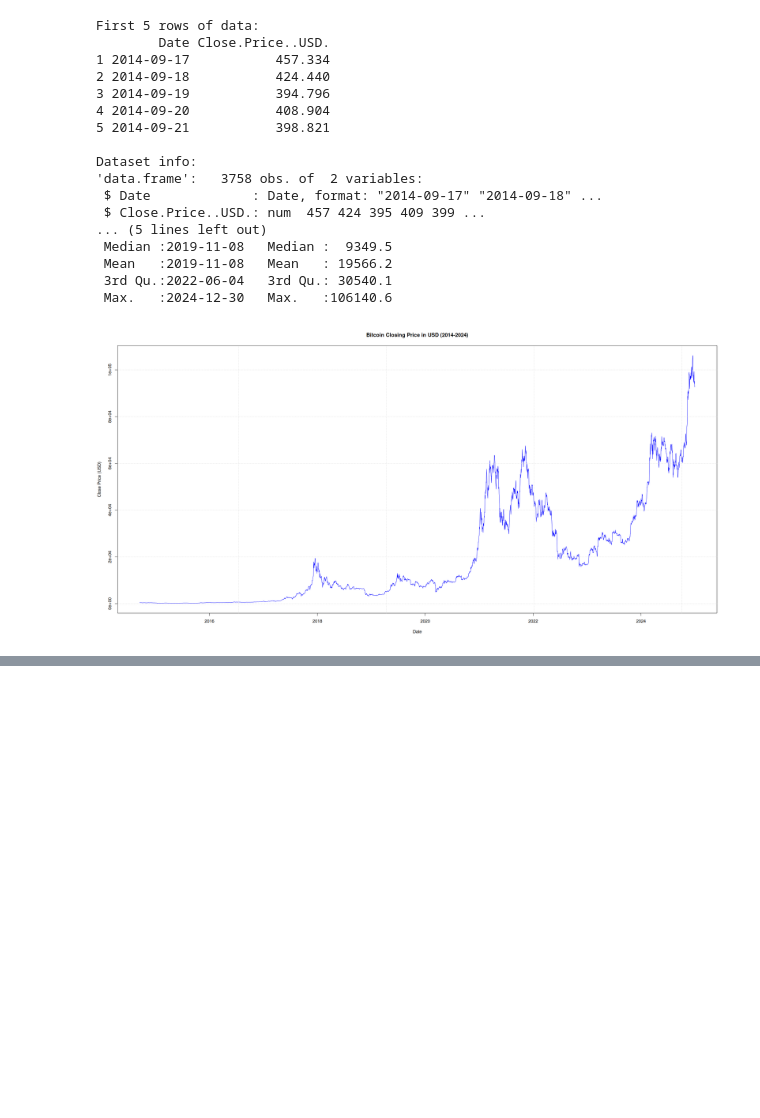
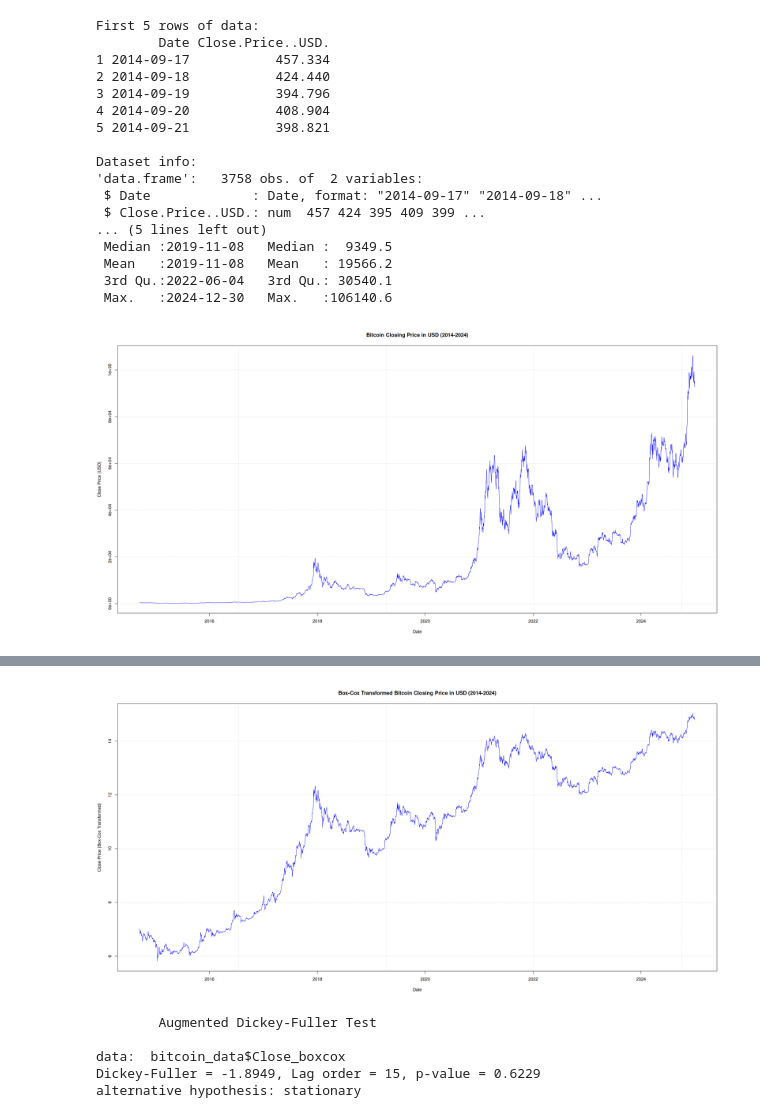
Before and after one commit to LyesHADJAR/TSAC-Individual-Project, a Jupyter notebook: notebooks/bitcoin-prices-analysis.ipynb, the cells around one changed output, grey strips where cells are left out. Drawn from its saved outputs; the diff is of its cells as text; code cells hidden in the pictures; blank space fills up the shorter version.

```diff
--- a/notebooks/bitcoin-prices-analysis.ipynb
+++ b/notebooks/bitcoin-prices-analysis.ipynb
@@ -56,0 +92,26 @@ Dataset info:
+# %%
+# Apply the Box-Cox transformationq
+bitcoin_data$Close_boxcox <- BoxCox(bitcoin_data$Close, lambda)
+
+# Plot the Box-Cox transformed series
+par(bg = "white")
+plot(bitcoin_data$Date, bitcoin_data$Close_boxcox,
+     type = "l",
+     main = "Box-Cox Transformed Bitcoin Closing Price in USD (2014-2024)",
+     xlab = "Date",
+     ylab = "Close Price (Box-Cox Transformed)",
+     col = "blue",
+     lwd = 1)
+grid()
+# %% [output]
+[figure, added]
+# %%
+# ADF test on transformed data
+library(tseries)
+adf.test(bitcoin_data$Close_boxcox)
+# %% [output]
+        Augmented Dickey-Fuller Test
+
+data:  bitcoin_data$Close_boxcox
+Dickey-Fuller = -1.8949, Lag order = 15, p-value = 0.6229
+alternative hypothesis: stationary
```
Also changed, not shown: parts of 10 cells of this notebook.
